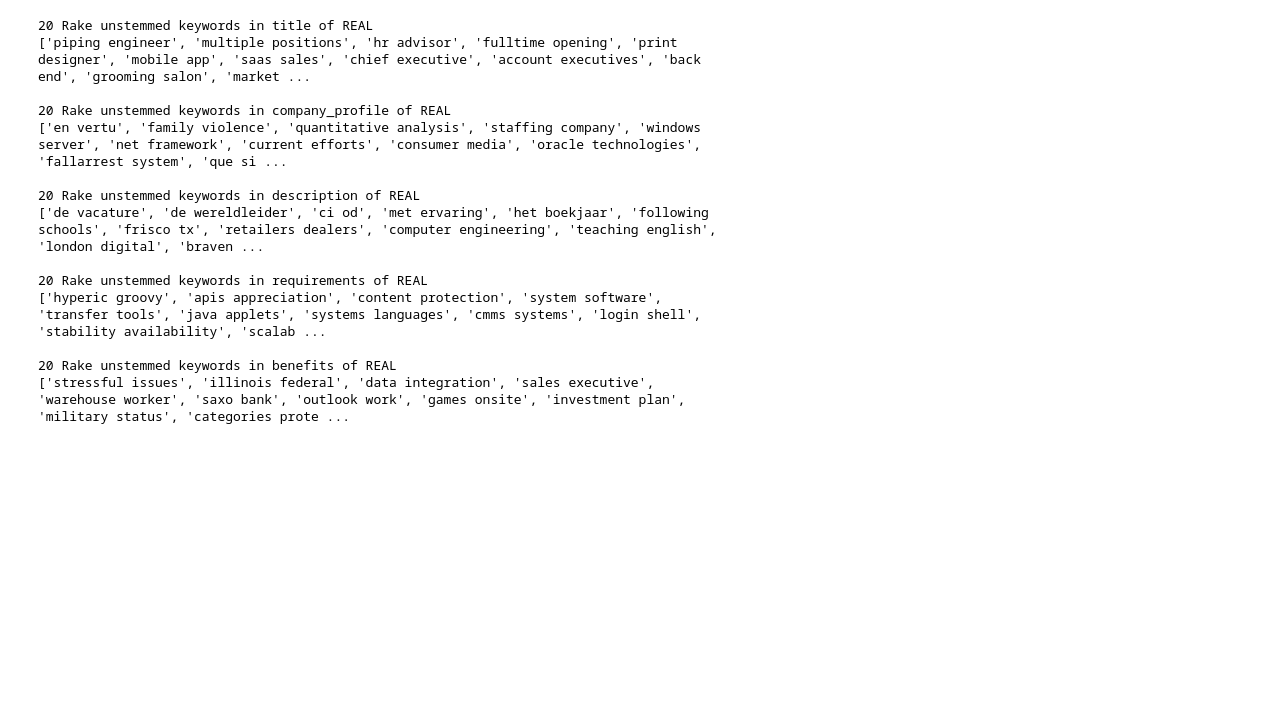
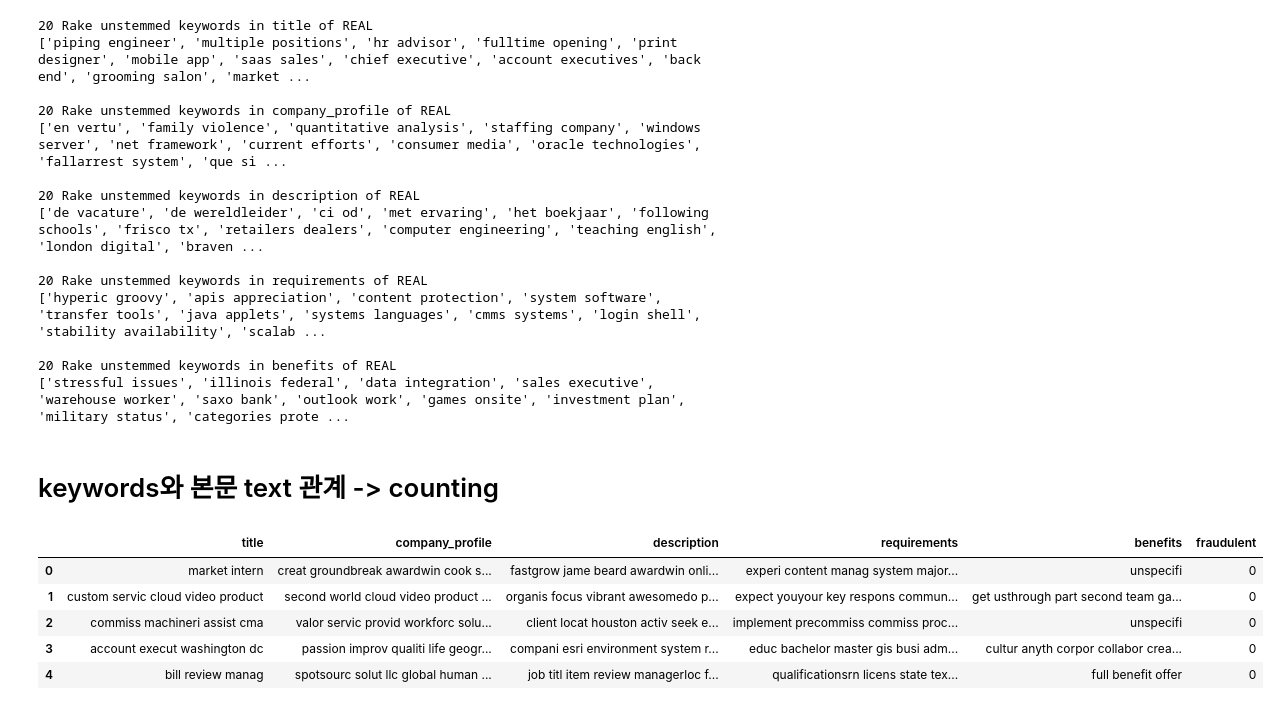
Before and after one commit to glistering96/BigDataAnalysis-HYU-IE, a Jupyter notebook: notebook/StemmedKeywords_박우찬.ipynb, the cells around one changed output. Cells and saved outputs as stored; diff of their text form; code cells hidden in the pictures; blank space fills up the shorter version.

Commit message:
Stemming 추가한 keyword extraction

```diff
--- a/notebook/StemmedKeywords_박우찬.ipynb
+++ b/notebook/StemmedKeywords_박우찬.ipynb
@@ -359,3 +359,30 @@ for col in text_cleaned.columns[:-1]:
 
 20 Rake unstemmed keywords in benefits of REAL
 ['stressful issues', 'illinois federal', 'data integration', 'sales executive', 'warehouse worker', 'saxo bank', 'outlook work', 'games onsite', 'investment plan', 'military status', 'categories prote ...
+# %% [markdown]
+# keywords와 본문 text 관계 -> counting
+# %%
+def text_c_to_j(text):
+    tokenizer = nltk.tokenize.RegexpTokenizer(r'\w+')
+    ss = SnowballStemmer('english')
+    stop_words = stopwords.words('english')
+
+    text_list = tokenizer.tokenize(text)
+    text_list = [ss.stem(x) for x in text_list if x not in stop_words]
+    result = ' '.join(text_list)
+
+    return result
+# %%
+text_df = text_cleaned.copy(deep = True)
+
+for col in text_df.columns[:-1]:
+    text_df[col] = text_df[col].apply(lambda x : text_c_to_j(x))
+
+text_df.head()
+# %% [output]
+|  | title | company_profile | description | requirements | benefits | fraudulent |
+| 0 | market intern | creat groundbreak awardwin cook s... | fastgrow jame beard awardwin onli... | experi content manag system major... | unspecifi | 0 |
+| 1 | custom servic cloud video product | second world cloud video product ... | organis focus vibrant awesomedo p... | expect youyour key respons commun... | get usthrough part second team ga... | 0 |
+| 2 | commiss machineri assist cma | valor servic provid workforc solu... | client locat houston activ seek e... | implement precommiss commiss proc... | unspecifi | 0 |
+| 3 | account execut washington dc | passion improv qualiti life geogr... | compani esri environment system r... | educ bachelor master gis busi adm... | cultur anyth corpor collabor crea... | 0 |
+| 4 | bill review manag | spotsourc solut llc global human ... | job titl item review managerloc f... | qualificationsrn licens state tex... | full benefit offer | 0 |
```
Also changed, not shown: parts of 4 cells of this notebook.
